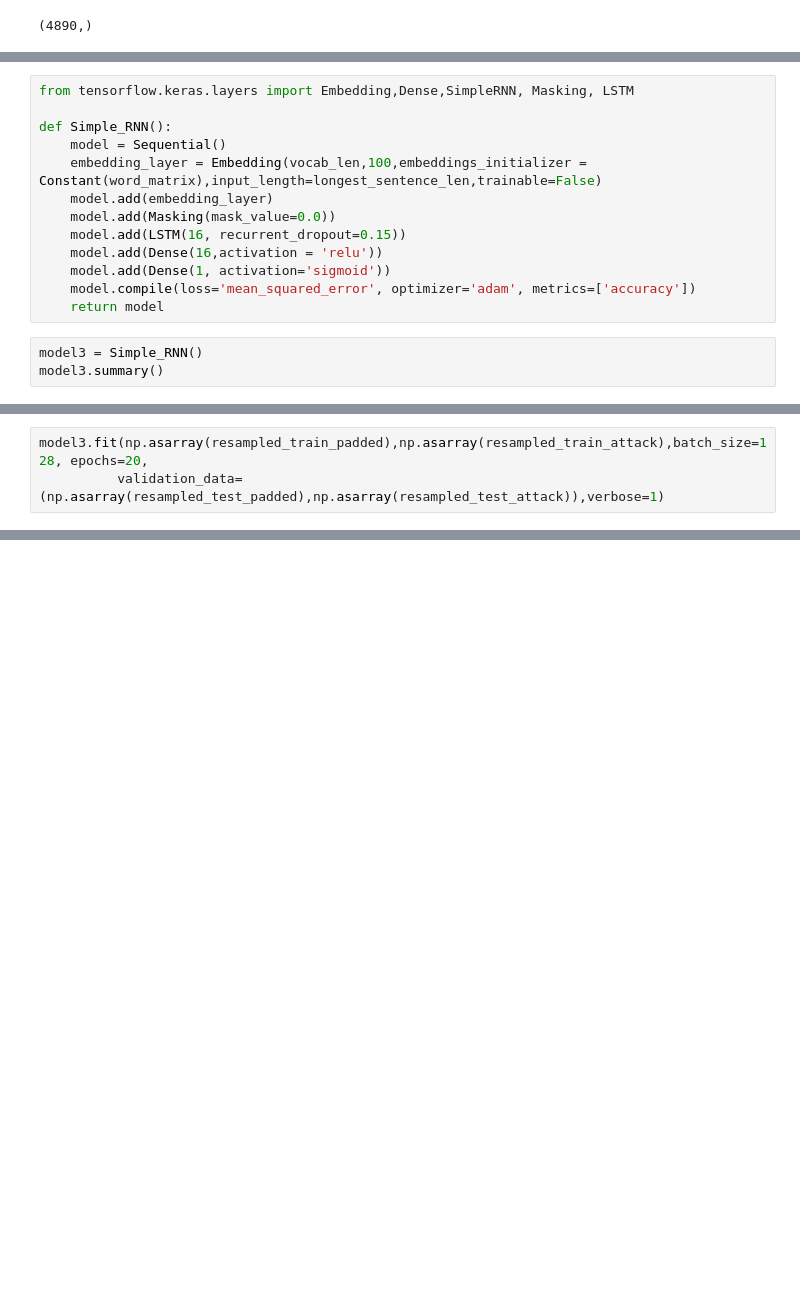
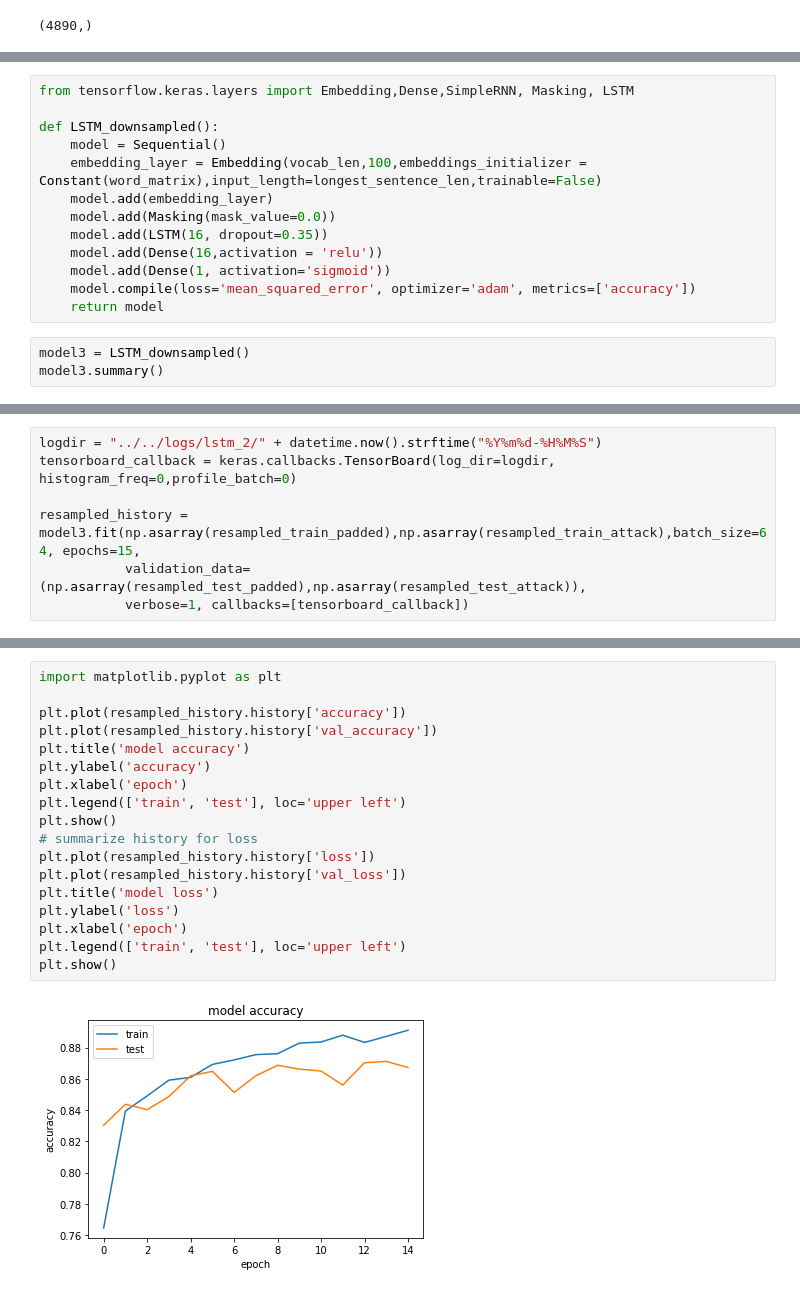
Before and after one commit to mato6/neural_networks, a Jupyter notebook: src/data/Checkpoint.ipynb, the cells around one changed output, grey strips where cells are left out. Drawn from its saved outputs; the diff is of its cells as text; blank space fills up the shorter version.

```diff
--- a/src/data/Checkpoint.ipynb
+++ b/src/data/Checkpoint.ipynb
@@ -517,17 +552,17 @@ np.asarray(resampled_test_attack).shape
 # %%
 from tensorflow.keras.layers import Embedding,Dense,SimpleRNN, Masking, LSTM
 
-def Simple_RNN():
+def LSTM_downsampled():
     model = Sequential()
     embedding_layer = Embedding(vocab_len,100,embeddings_initializer = Constant(word_matrix),input_length=longest_sentence_len,trainable=False)
     model.add(embedding_layer)
     model.add(Masking(mask_value=0.0))
-    model.add(LSTM(16, recurrent_dropout=0.15))
+    model.add(LSTM(16, dropout=0.35))
     model.add(Dense(16,activation = 'relu'))
     model.add(Dense(1, activation='sigmoid'))
     model.compile(loss='mean_squared_error', optimizer='adam', metrics=['accuracy'])
     return model
 # %%
-model3 = Simple_RNN()
+model3 = LSTM_downsampled()
 model3.summary()
 # %% [output]
@@ -550,7 +585,11 @@ Trainable params: 7,777
 Non-trainable params: 9,365,400
 _________________________________________________________________
 # %%
-model3.fit(np.asarray(resampled_train_padded),np.asarray(resampled_train_attack),batch_size=128, epochs=20,
-          validation_data=(np.asarray(resampled_test_padded),np.asarray(resampled_test_attack)),verbose=1)
+logdir = "../../logs/lstm_2/" + datetime.now().strftime("%Y%m%d-%H%M%S")
+tensorboard_callback = keras.callbacks.TensorBoard(log_dir=logdir, histogram_freq=0,profile_batch=0)
+
+resampled_history = model3.fit(np.asarray(resampled_train_padded),np.asarray(resampled_train_attack),batch_size=64, epochs=15,
+           validation_data=(np.asarray(resampled_test_padded),np.asarray(resampled_test_attack)),
+           verbose=1, callbacks=[tensorboard_callback])
 # %% [output]
 Train on 21522 samples, validate on 4890 samples
@@ -573,0 +617,20 @@ Epoch 20/20
+# %%
+import matplotlib.pyplot as plt
+
+plt.plot(resampled_history.history['accuracy'])
+plt.plot(resampled_history.history['val_accuracy'])
+plt.title('model accuracy')
+plt.ylabel('accuracy')
+plt.xlabel('epoch')
+plt.legend(['train', 'test'], loc='upper left')
+plt.show()
+# summarize history for loss
+plt.plot(resampled_history.history['loss'])
+plt.plot(resampled_history.history['val_loss'])
+plt.title('model loss')
+plt.ylabel('loss')
+plt.xlabel('epoch')
+plt.legend(['train', 'test'], loc='upper left')
+plt.show()
+# %% [output]
+[figure, added]
```
Also changed, not shown: parts of 13 cells of this notebook.
